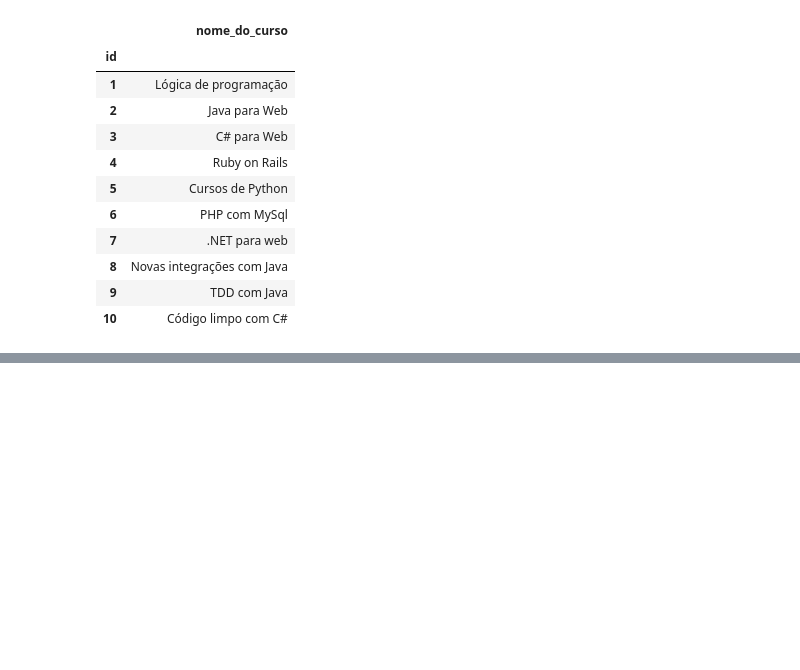
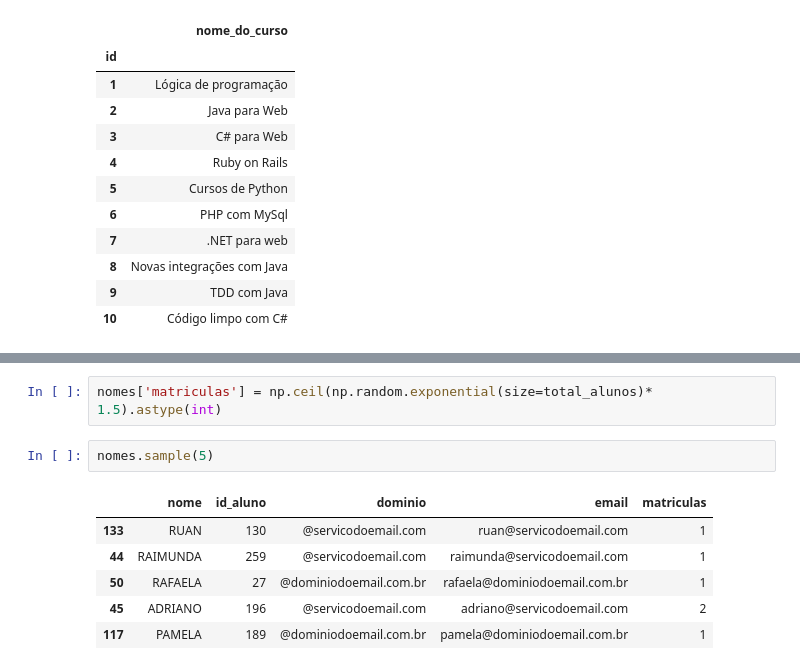
Before and after one commit to renatanesio/DataScience, a Jupyter notebook: Pandas/PandasIO.ipynb, the cells around one changed output, grey strips where cells are left out. Drawn from its saved outputs; the diff is of its cells as text; blank space fills up the shorter version.

```diff
--- a/Pandas/PandasIO.ipynb
+++ b/Pandas/PandasIO.ipynb
@@ -173,0 +185,11 @@ cursos.head(10)
+# %%
+nomes['matriculas'] = np.ceil(np.random.exponential(size=total_alunos)* 1.5).astype(int)
+# %%
+nomes.sample(5)
+# %% [output]
+|  | nome | id_aluno | dominio | email | matriculas |
+| 133 | RUAN | 130 | @servicodoemail.com | ruan@servicodoemail.com | 1 |
+| 44 | RAIMUNDA | 259 | @servicodoemail.com | raimunda@servicodoemail.com | 1 |
+| 50 | RAFAELA | 27 | @dominiodoemail.com.br | rafaela@dominiodoemail.com.br | 1 |
+| 45 | ADRIANO | 196 | @servicodoemail.com | adriano@servicodoemail.com | 2 |
+| 117 | PAMELA | 189 | @dominiodoemail.com.br | pamela@dominiodoemail.com.br | 1 |
```
Also changed, not shown: parts of 30 cells of this notebook, 1 other file.
